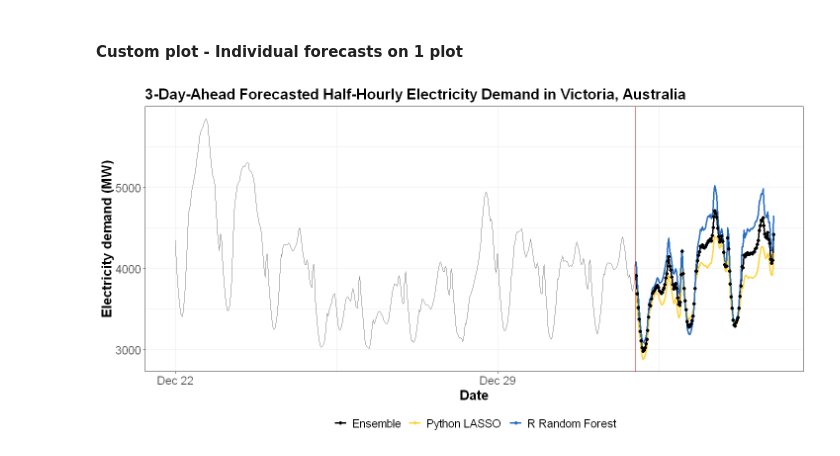
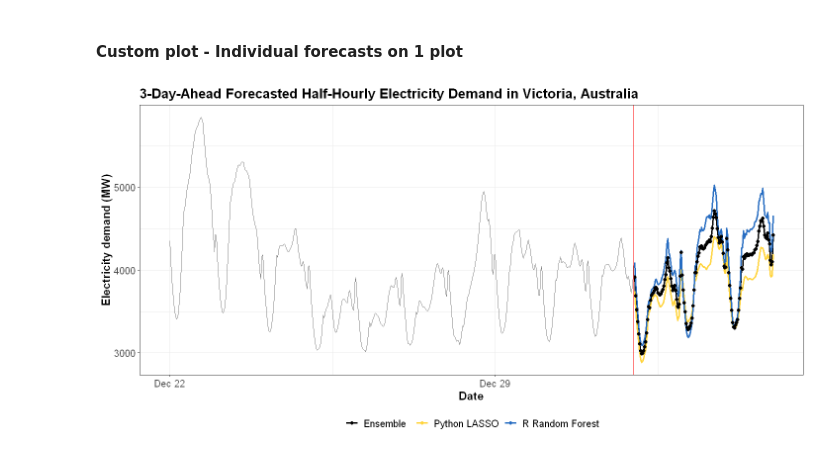
Before and after one commit to nredell/forecastML, a Jupyter notebook: notebooks/python_sklearn_and_r_in_parallel/Forecasting with Python - scikit learn in parallel.ipynb, the cells around one changed output. Cells and saved outputs as stored; diff of their text form; code cells hidden in the pictures.

Commit message:
Update Python notebook

```diff
--- a/notebooks/python_sklearn_and_r_in_parallel/Forecasting with Python - scikit learn in parallel.ipynb
+++ b/notebooks/python_sklearn_and_r_in_parallel/Forecasting with Python - scikit learn in parallel.ipynb
@@ -635,9 +679,10 @@ $`144`$alpha
     + **hyperparameters:** The optimal `sklearn` LASSO hyperparameters passed from `R`.
     + There are no argument name restrictions in any user-defined function.
 # %%
+"
 def py_model_fun_final(data, hyperparameters):
 
-  horizon = int(data.horizons)  # A new attribute added to a pandas DataFrame. The input DataFrame is not subclassed.
+  horizon = int(data.horizons)  # Horizons: 48, 96, and 144.
 
   X = data.iloc[:, 1:]
   y = data.iloc[:, 0]
@@ -645,20 +690,11 @@ def py_model_fun_final(data, hyperparameters):
   scaler = StandardScaler()
   X = scaler.fit_transform(X)
 
-  if horizon == 48:
-
-      alpha = hyperparameters[str(horizon)]['alpha']
-
-  elif horizon == 96:
-
-      alpha = hyperparameters[str(horizon)]['alpha']
-
-  elif horizon == 144:
-
-      alpha = hyperparameters[str(horizon)]['alpha']
+  alpha = hyperparameters[str(horizon)]['alpha']
 
   model_lasso = linear_model.Lasso(alpha = alpha)  # No cross-validation at this point.
 
   model_lasso.fit(X = X, y = y)
 
   return({'model': model_lasso, 'scaler': scaler, 'horizon': horizon})
+"
@@ -673,7 +711,8 @@ r_wrapper_for_py_model_fun_final <- function(data, hyperparameters) {
 
   horizon <- py_model_return$horizon
 
-  reticulate::py_save_object(py_model_return, paste0("py_model_final_horizon_", horizon, ".pkl"), pickle = "pickle")
+  reticulate::py_save_object(py_model_return, paste0("py_model_final_horizon_", horizon, ".pkl"),
+                             pickle = "pickle")
 }
 # %% [markdown]
 ### `Python` - Model training with no internal or external CV
@@ -703,7 +742,8 @@ for (i in seq_along(horizons)) {
 
   model_name <- paste0("py_model_final_horizon_", horizons[i])
 
-  model_results_py_final[[i]]$window_1$model <- reticulate::py_load_object(paste0(model_name, ".pkl"), pickle = "pickle")
+  model_results_py_final[[i]]$window_1$model <- reticulate::py_load_object(paste0(model_name, ".pkl"),
+                                                                           pickle = "pickle")
 }
 
 model_results_py_final[[1]]$window_1$model
@@ -795,8 +838,10 @@ for (i in seq_along(horizons)) {
   data_forecast[[i]]$month <- factor(lubridate::month(data_forecast[[i]]$index))
   data_forecast[[i]]$year <- lubridate::year(data_forecast[[i]]$index)
 
-  # New Year's Eve.
-  data_forecast[[i]]$Holiday <- with(data_forecast[[i]], ifelse(lubridate::mday(data_forecast[[i]]$index) == 1, TRUE, FALSE))
+  # New Year's Day.
+  data_forecast[[i]]$Holiday <- with(data_forecast[[i]],
+                                     ifelse(lubridate::mday(data_forecast[[i]]$index) == 1,
+                                            TRUE, FALSE))
 }
 # %% [markdown]
 ### Forecast into the future with `forecastML::predict()`
@@ -849,24 +894,25 @@ plot(data_combined, data_actual = data_actual, actual_indices = data_actual$Time
 # %%
 data_plot <- dplyr::bind_rows(data_combined, data_combined_py, data_combined_r)
 data_plot_point <- data_plot[data_plot$model == "Ensemble", ]
 
 p <- ggplot(data_plot, aes(x = forecast_period, y = Demand_pred, color = model))
 p <- p + geom_line(size = 1.05)
 p <- p + geom_point(data = data_plot_point, aes(x = forecast_period, y = Demand_pred, color = model))
 p <- p + geom_line(data = data[remove_dates, ], aes(x = Time, y = Demand), color = "gray50")
 p <- p + geom_vline(xintercept = max(data$Time), color = "red")
-p <- p + scale_color_manual(values = c("Python LASSO" = "#ffd43b", "R Random Forest" = "#276DC2", "Ensemble" = "black"))
+p <- p + scale_color_manual(values = c("Python LASSO" = "#ffd43b", "R Random Forest" = "#276DC2",
+                                       "Ensemble" = "black"))
 p <- p + theme_bw() + theme(
-    plot.title = element_text(size = 18, face = "bold"),
-    axis.title = element_text(size = 16, face = "bold"),
-    axis.text = element_text(size = 14),
-    legend.text = element_text(size = 14),
+    plot.title = element_text(size = 16, face = "bold"),
+    axis.title = element_text(size = 14, face = "bold"),
+    axis.text = element_text(size = 12),
+    legend.text = element_text(size = 12),
     legend.position = "bottom"
   )
 p <- p + xlab("Date") + ylab("Electricity demand (MW)") + labs(color = NULL) +
     ggtitle("3-Day-Ahead Forecasted Half-Hourly Electricity Demand in Victoria, Australia")
 p
 
-ggsave(file = "electricity_demand_final_plot.png", width = 7, height = 5)
+ggsave(file = "electricity_demand_final_plot.png", width = 9, height = 6)
 # %% [output]
-[figure, old version]
+[figure, new version]
```
Also changed, not shown: parts of 20 cells of this notebook, 1 other file.
